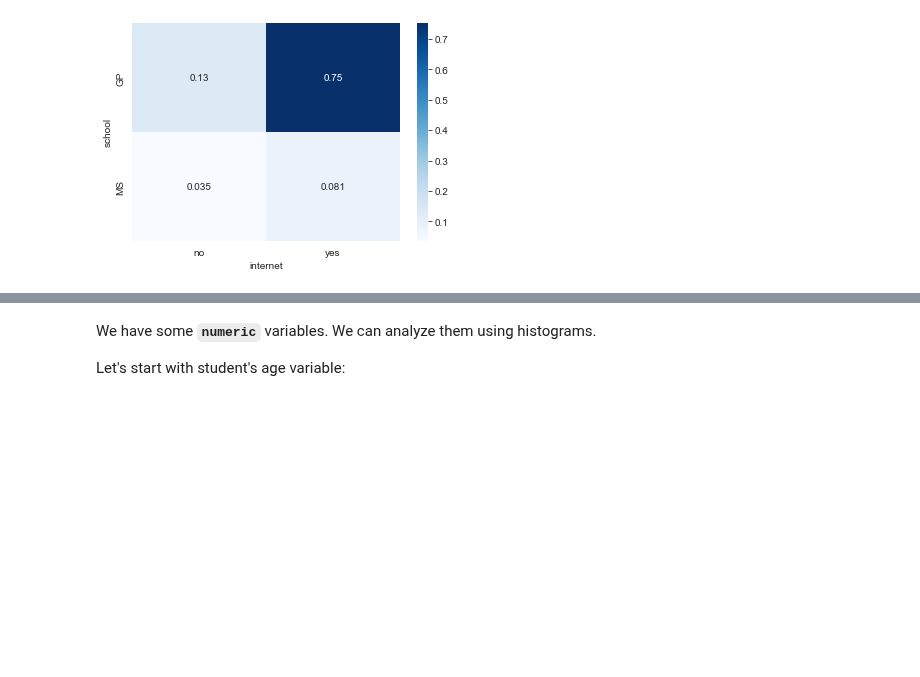
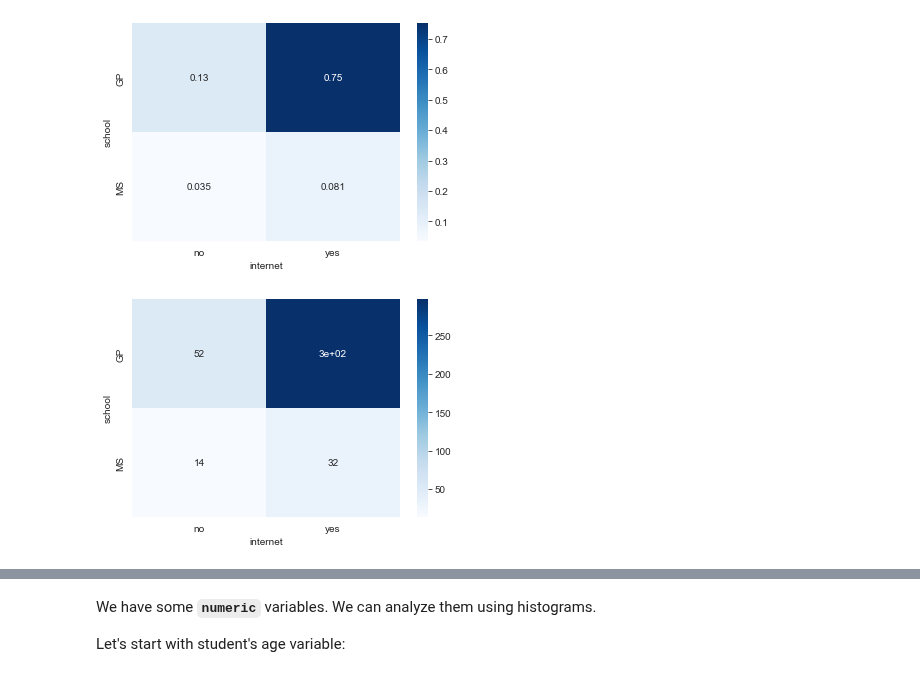
Before and after one commit to Goliath-Research/Computational-Statistics, a Jupyter notebook: 03-Descriptive Statistics/01-Frequency.ipynb, the cells around one changed output, grey strips where cells are left out. Cells and saved outputs as stored; diff of their text form; code cells hidden in the pictures; blank space fills up the shorter version.

```diff
--- a/03-Descriptive Statistics/01-Frequency.ipynb
+++ b/03-Descriptive Statistics/01-Frequency.ipynb
@@ -167,3 +188,8 @@ Adding data values:
 sns.heatmap(pd.crosstab(data.school, data.internet, normalize=True), cmap='Blues', annot=True);
 # %% [output]
 [figure]
+# %%
+# Removing normalization=True
+sns.heatmap(pd.crosstab(data.school, data.internet), cmap='Blues', annot=True);
+# %% [output]
+[figure, added]
```
Also changed, not shown: parts of 30 cells of this notebook.
